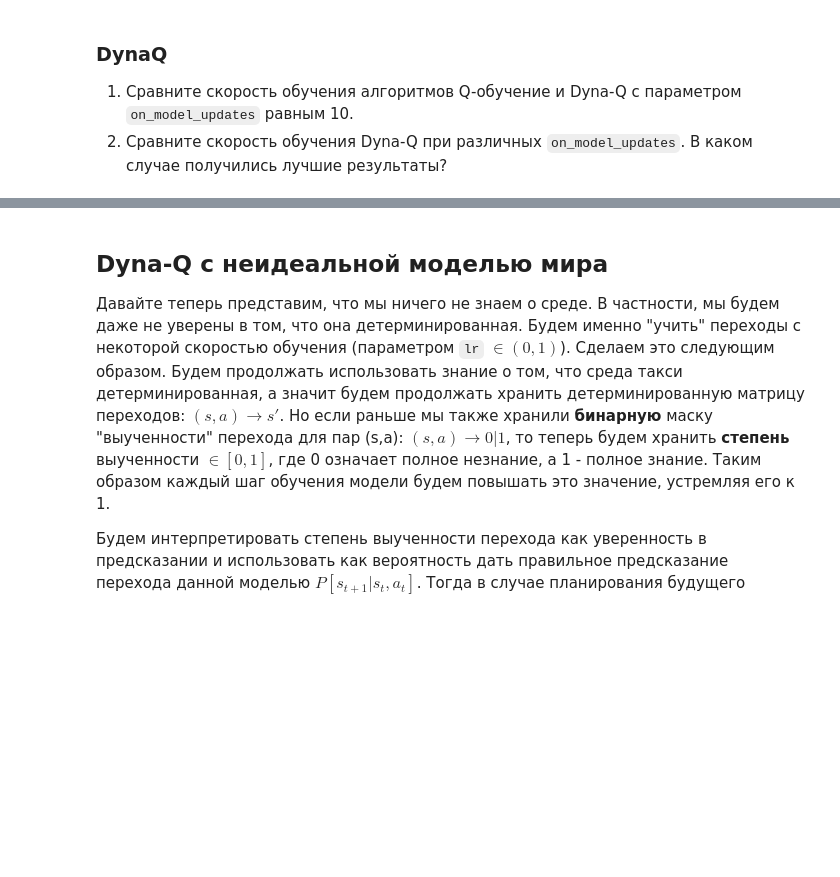
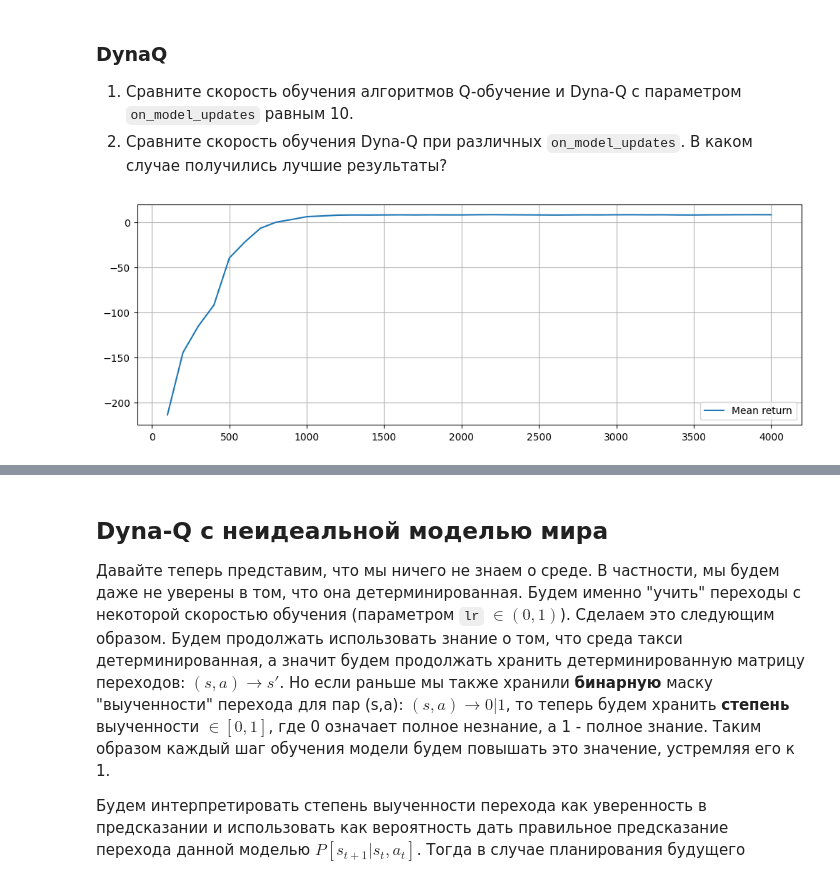
Before and after one commit to vagizD/RL, a Jupyter notebook: practices/prac12/prac12.ipynb, the cells around one changed output, grey strips where cells are left out. Drawn from its saved outputs; the diff is of its cells as text; code cells hidden in the pictures; blank space fills up the shorter version.

```diff
--- a/practices/prac12/prac12.ipynb
+++ b/practices/prac12/prac12.ipynb
@@ -69,7 +72,13 @@ class Model:
         # для посещенных состояний s `mask_state`
         # и пар (s, a) `mask_state_action`
         ####### Здесь ваш код ########
-        raise NotImplementedError
+        self.n_states = n_states
+        self.n_actions = n_actions
+
+        self.mask_state = np.zeros(n_states, dtype=int)
+        self.mask_state_action = np.zeros((n_states, n_actions), dtype=int)
+        self.r = np.zeros((n_states, n_actions))
+        self.next_s = np.zeros((n_states, n_actions), dtype=int)
         ##############################
         self._rng = np.random.default_rng(seed)
 
@@ -78,7 +87,10 @@ class Model:
         # для (s, a) -> r и (s, a) -> next_s
         # не забудьте пометить посещения в масках
         ####### Здесь ваш код ########
-        raise NotImplementedError
+        self.mask_state[s] = 1
+        self.mask_state_action[s, a] = 1
+        self.r[s, a] = r
+        self.next_s[s, a] = next_s
         ##############################
         # вернем также вознаграждение (понадобится позже)
         return r
@@ -86,14 +98,16 @@ class Model:
     def sample_state(self) -> int:
         # просэмплируйте и верните одно посещенное состояние
         ####### Здесь ваш код ########
-        raise NotImplementedError
+        visited_states = np.arange(self.n_states)[self.mask_state > 0]
+        s = self._rng.choice(visited_states)
         ##############################
         return s
 
     def sample_action(self, s) -> int:
         # просэмплируйте и верните одно совершенное ранее действие
         ####### Здесь ваш код ########
-        raise NotImplementedError
+        made_actions = np.arange(self.n_actions)[self.mask_state_action[s, :].flatten() > 0]
+        a = self._rng.choice(made_actions)
         ##############################
         return a
 
@@ -101,7 +115,7 @@ class Model:
         # реализуйте [идеальное] предсказание моделей
         # перехода и вознаграждения
         ####### Здесь ваш код ########
-        raise NotImplementedError
+        next_s = self.next_s[s, a]
         ##############################
         # дополнительно вернем степень уверенности в предсказании
         # в текущем случае она равна значению в маске (=1)
@@ -113,7 +127,10 @@ class Model:
         # и верните его вместе с уверенностью в предсказании
         # (s, a, r, next_s, confidence)
         ####### Здесь ваш код ########
-        raise NotImplementedError
+        s = self.sample_state()
+        a = self.sample_action(s)
+        r, next_s, confidence = self.predict_transition(s, a)
+        return s, a, r, next_s, confidence
         ##############################
 # %% [markdown]
 Теперь создадим класс `DynaQAgent`, который будет решать задачу обучения методом Dyna-Q, согласно приведенному на рисунке алгоритму:
@@ -166,7 +183,10 @@ class DynaQAgent:
 
         # реализуйте шаг Q-обучения
         ####### Здесь ваш код ########
-        raise NotImplementedError
+        td_target = r
+        if not terminated:
+             td_target += self.gamma * self.Q[s_n, :].max()
+        self.Q[s, a] += self.lr * (td_target - self.Q[s, a])
         ##############################
 
     def update_model(self, s, a, r, s_n):
@@ -183,7 +203,9 @@ class DynaQAgent:
             # для шага обучения
             # NB2: флаг `terminated` будем передавать False
             ####### Здесь ваш код ########
-            raise NotImplementedError
+            s, a, r, next_s, confidence = self.model.sample()
+            if self._rng.random() < confidence:
+                self.update(s, a, r, next_s, False, False)
             ##############################
 # %%
 def train_episode(rng, env, agent, on_model_updates, is_eval=False):
@@ -273,10 +300,12 @@ log_q = train(env, agent, n_episodes=4000, on_model_updates=0, seed=seed)
 # %%
 %%time
 env = gym.make("Taxi-v3", max_episode_steps=100)
 seed = 1337
 agent = DynaQAgent(
     env.observation_space.n, env.action_space.n, lr=0.1,
     gamma=0.975, temp=0.25, seed=seed,
     f_model=Model
 )
-log_dyna_q = train(env, agent, n_episodes=4000, on_model_updates=5, seed=seed)
+log_dyna_q = train(env, agent, n_episodes=4000, on_model_updates=10, seed=seed)
+# %% [output]
+[figure, added]
```
Also changed, not shown: parts of 27 cells of this notebook.
